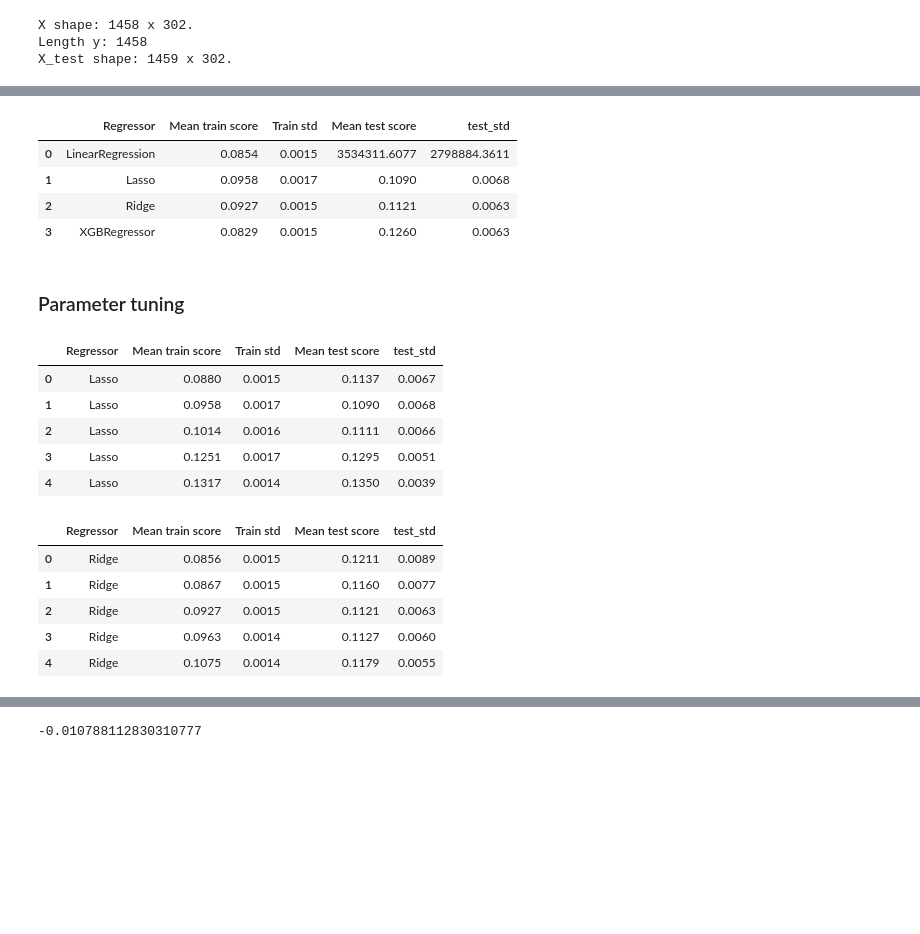
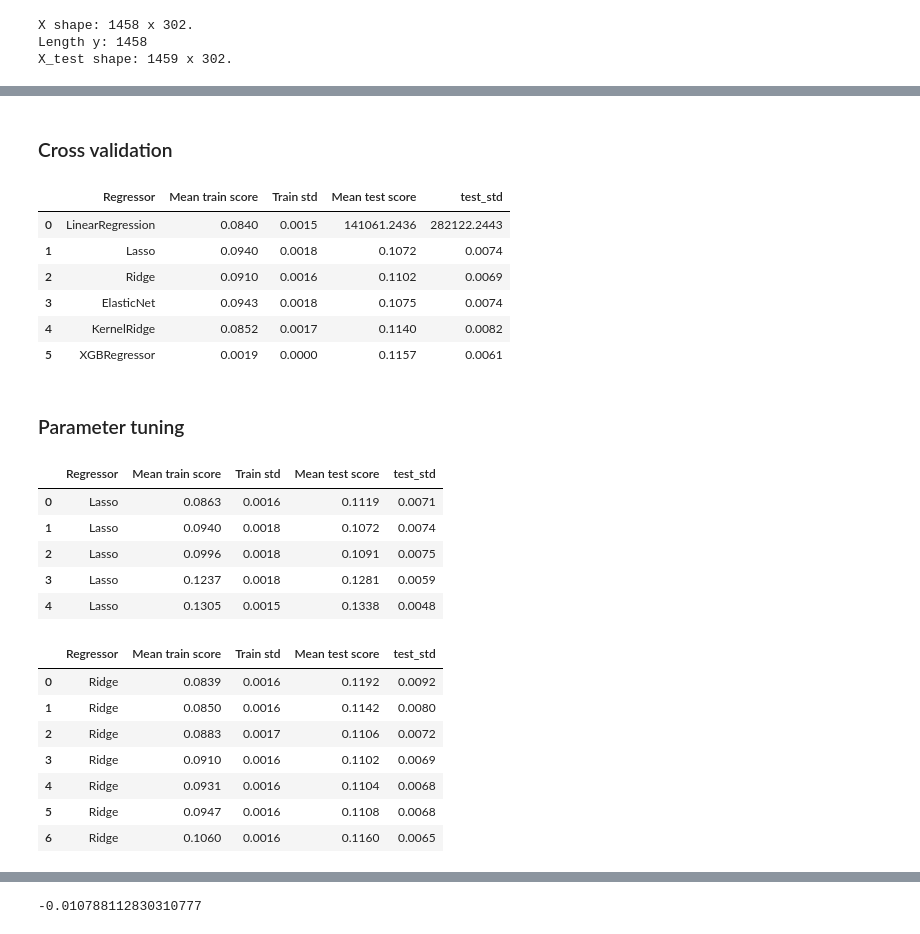
Before and after one commit to StevenDalderop/Ames-Housing-Dataset, a Jupyter notebook: Ames Housing Dataset.ipynb, the cells around one changed output, grey strips where cells are left out. Cells and saved outputs as stored; diff of their text form; code cells hidden in the pictures; blank space fills up the shorter version.

Commit message:
Add: outlier removal

```diff
--- a/Ames Housing Dataset.ipynb
+++ b/Ames Housing Dataset.ipynb
@@ -232,0 +265,3 @@ X_test shape: 1459 x 302.
+# %%
+X = X.drop(X.index[outliers])
+y = np.delete(y,outliers)
@@ -233,3 +300,5 @@ X_test shape: 1459 x 302.
+# %% [markdown]
+### Cross validation
 # %%
 def root_mean_squared_error(truth,predictions):
     return np.sqrt(sum((truth-predictions) ** 2)/len(truth))
@@ -237,7 +306,10 @@ rmse_scorer=make_scorer(root_mean_squared_error,greater_is_better=False)
 # %%
 regr=[LinearRegression(),Lasso(alpha=0.0005),Ridge(alpha=10),XGBRegressor(max_depth=3),\
       RandomForestRegressor(max_depth=25,n_estimators=60)]
-regr=[LinearRegression(),Lasso(alpha=0.0005),Ridge(alpha=10),XGBRegressor(max_depth=3)]
+regr=[LinearRegression(),Lasso(alpha=0.0005),Ridge(alpha=10),ElasticNet(alpha=0.001),\
+      KernelRidge(),XGBRegressor(n_estimators=3460,max_depth=3)]
+regr=[LinearRegression(),Lasso(alpha=0.0005),Ridge(alpha=10),ElasticNet(alpha=0.001),\
+      KernelRidge()]
 # %%
 kf = KFold(5, shuffle=True, random_state=42).get_n_splits(train.values)
 # %%
@@ -247,7 +319,6 @@ def cross_validation(regr=regr,X_train=X,y_train=np.log(y),scoring=rmse_scorer,c
     test_stds=[]
     mean_train_scores=[]
     train_stds=[]
-    coef=[]
     outcomes={}
 
     for r in regr:
@@ -262,46 +333,47 @@ def cross_validation(regr=regr,X_train=X,y_train=np.log(y),scoring=rmse_scorer,c
 
         r.fit(X_train,y_train)
 
-        if name in ["LinearRegression","Lasso","Ridge"]:
-            coef.append(r.coef_)
+
 
     regr_results=pd.DataFrame({"Regressor":names,"Mean train score":mean_train_scores,\
                                "Train std":train_stds,"Mean test score":mean_test_scores,\
                                 "test_std":test_stds},index=np.arange(len(names)))
     display(regr_results)
 
-    results=pd.DataFrame({"Features":X_train.columns.values,"LinearRegression":coef[0],"Lasso":coef[1],\
-                         "Ridge":coef[2]}).sort_values(by="Lasso",ascending=False)
-    return outcomes,results
+    return outcomes
 # %%
-outcomes,results=cross_validation()
+outcomes=cross_validation()
 # %% [output]
 |  | Regressor | Mean train score | Train std | Mean test score | test_std |
-| 0 | LinearRegression | 0.0854 | 0.0015 | 3534311.6077 | 2798884.3611 |
-| 1 | Lasso | 0.0958 | 0.0017 | 0.1090 | 0.0068 |
-| 2 | Ridge | 0.0927 | 0.0015 | 0.1121 | 0.0063 |
-| 3 | XGBRegressor | 0.0829 | 0.0015 | 0.1260 | 0.0063 |
+| 0 | LinearRegression | 0.0840 | 0.0015 | 141061.2436 | 282122.2443 |
+| 1 | Lasso | 0.0940 | 0.0018 | 0.1072 | 0.0074 |
+| 2 | Ridge | 0.0910 | 0.0016 | 0.1102 | 0.0069 |
+| 3 | ElasticNet | 0.0943 | 0.0018 | 0.1075 | 0.0074 |
+| 4 | KernelRidge | 0.0852 | 0.0017 | 0.1140 | 0.0082 |
+| 5 | XGBRegressor | 0.0019 | 0.0000 | 0.1157 | 0.0061 |
 # %% [markdown]
 ### Parameter tuning
 # %%
 lasso=[Lasso(alpha=0.0001),Lasso(alpha=0.0005),Lasso(alpha=0.001),Lasso(alpha=0.005),Lasso(alpha=0.01)]
 # %%
-outcomes,results=cross_validation(regr=lasso)
+outcomes=cross_validation(regr=lasso)
 # %% [output]
 |  | Regressor | Mean train score | Train std | Mean test score | test_std |
-| 0 | Lasso | 0.0880 | 0.0015 | 0.1137 | 0.0067 |
-| 1 | Lasso | 0.0958 | 0.0017 | 0.1090 | 0.0068 |
-| 2 | Lasso | 0.1014 | 0.0016 | 0.1111 | 0.0066 |
-| 3 | Lasso | 0.1251 | 0.0017 | 0.1295 | 0.0051 |
-| 4 | Lasso | 0.1317 | 0.0014 | 0.1350 | 0.0039 |
+| 0 | Lasso | 0.0863 | 0.0016 | 0.1119 | 0.0071 |
+| 1 | Lasso | 0.0940 | 0.0018 | 0.1072 | 0.0074 |
+| 2 | Lasso | 0.0996 | 0.0018 | 0.1091 | 0.0075 |
+| 3 | Lasso | 0.1237 | 0.0018 | 0.1281 | 0.0059 |
+| 4 | Lasso | 0.1305 | 0.0015 | 0.1338 | 0.0048 |
 # %%
-ridge=[Ridge(alpha=0.1),Ridge(alpha=1),Ridge(alpha=10),Ridge(alpha=20),Ridge(alpha=100)]
+ridge=[Ridge(alpha=0.1),Ridge(alpha=1),Ridge(alpha=5),Ridge(alpha=10),Ridge(alpha=15),Ridge(alpha=20),Ridge(alpha=100)]
 # %%
-outcomes,results=cross_validation(regr=ridge)
+outcomes=cross_validation(regr=ridge)
 # %% [output]
 |  | Regressor | Mean train score | Train std | Mean test score | test_std |
-| 0 | Ridge | 0.0856 | 0.0015 | 0.1211 | 0.0089 |
-| 1 | Ridge | 0.0867 | 0.0015 | 0.1160 | 0.0077 |
-| 2 | Ridge | 0.0927 | 0.0015 | 0.1121 | 0.0063 |
-| 3 | Ridge | 0.0963 | 0.0014 | 0.1127 | 0.0060 |
-| 4 | Ridge | 0.1075 | 0.0014 | 0.1179 | 0.0055 |
+| 0 | Ridge | 0.0839 | 0.0016 | 0.1192 | 0.0092 |
+| 1 | Ridge | 0.0850 | 0.0016 | 0.1142 | 0.0080 |
+| 2 | Ridge | 0.0883 | 0.0017 | 0.1106 | 0.0072 |
+| 3 | Ridge | 0.0910 | 0.0016 | 0.1102 | 0.0069 |
+| 4 | Ridge | 0.0931 | 0.0016 | 0.1104 | 0.0068 |
+| 5 | Ridge | 0.0947 | 0.0016 | 0.1108 | 0.0068 |
+| 6 | Ridge | 0.1060 | 0.0016 | 0.1160 | 0.0065 |
```
Also changed, not shown: parts of 29 cells of this notebook, 1 other file.
